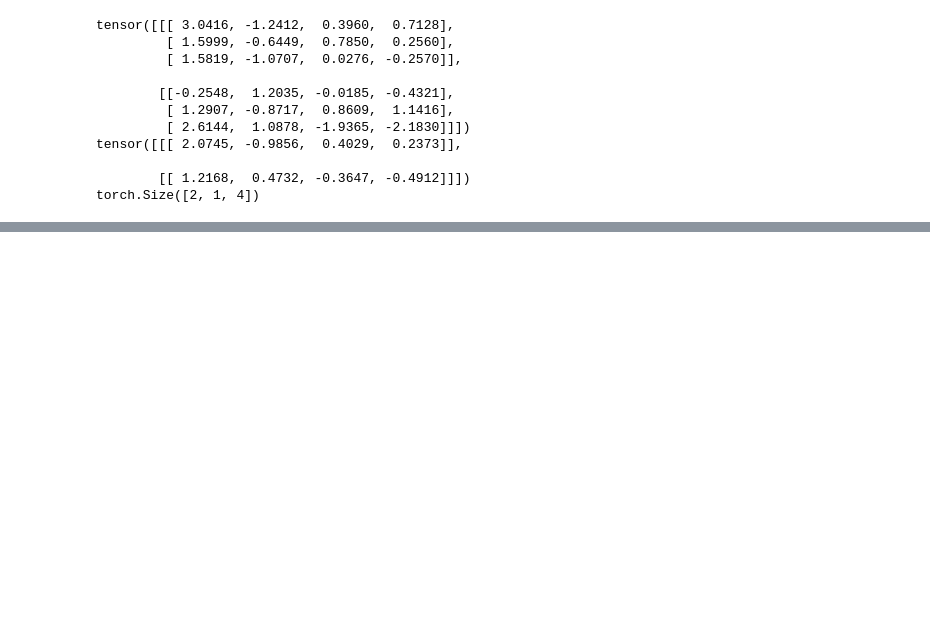
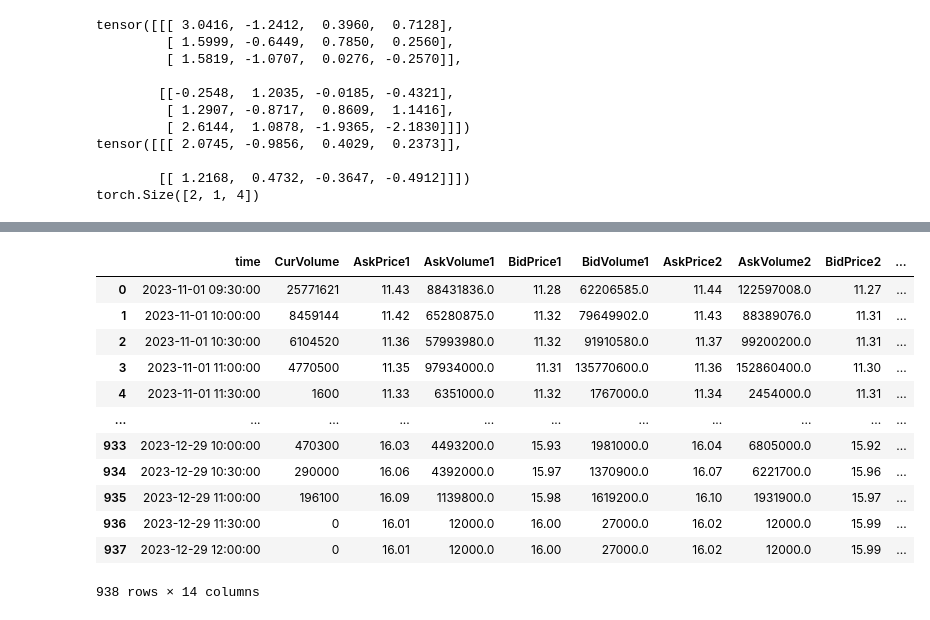
Before and after one commit to huwenyaoallen/HFT-crossformer, a Jupyter notebook: hf.ipynb, the cells around one changed output, grey strips where cells are left out. Cells and saved outputs as stored; diff of their text form; code cells hidden in the pictures; blank space fills up the shorter version.

```diff
--- a/hf.ipynb
+++ b/hf.ipynb
@@ -381,0 +420,2 @@ class Decoder(nn.Module):
+# %%
+df = df.loc[df['raw'] == 1]
@@ -381,0 +442,2 @@ class Decoder(nn.Module):
+# %%
+df = df.drop(['BuyPrice', 'SellPrice'], axis=1)
@@ -381,0 +493,2 @@ class Decoder(nn.Module):
+# %%
+df_combined = pd.concat([df, df2], ignore_index=True)
@@ -381,0 +497,16 @@ class Decoder(nn.Module):
+# %%
+df_combined
+# %% [output]
+|  | time | CurVolume | AskPrice1 | AskVolume1 | BidPrice1 | BidVolume1 | AskPrice2 | AskVolume2 | BidPrice2 | ... |
+| 0 | 2023-11-01 09:30:00 | 25771621 | 11.43 | 88431836.0 | 11.28 | 62206585.0 | 11.44 | 122597008.0 | 11.27 | ... |
+| 1 | 2023-11-01 10:00:00 | 8459144 | 11.42 | 65280875.0 | 11.32 | 79649902.0 | 11.43 | 88389076.0 | 11.31 | ... |
+| 2 | 2023-11-01 10:30:00 | 6104520 | 11.36 | 57993980.0 | 11.32 | 91910580.0 | 11.37 | 99200200.0 | 11.31 | ... |
+| 3 | 2023-11-01 11:00:00 | 4770500 | 11.35 | 97934000.0 | 11.31 | 135770600.0 | 11.36 | 152860400.0 | 11.30 | ... |
+| 4 | 2023-11-01 11:30:00 | 1600 | 11.33 | 6351000.0 | 11.32 | 1767000.0 | 11.34 | 2454000.0 | 11.31 | ... |
+| ... | ... | ... | ... | ... | ... | ... | ... | ... | ... | ... |
+| 933 | 2023-12-29 10:00:00 | 470300 | 16.03 | 4493200.0 | 15.93 | 1981000.0 | 16.04 | 6805000.0 | 15.92 | ... |
+| 934 | 2023-12-29 10:30:00 | 290000 | 16.06 | 4392000.0 | 15.97 | 1370900.0 | 16.07 | 6221700.0 | 15.96 | ... |
+| 935 | 2023-12-29 11:00:00 | 196100 | 16.09 | 1139800.0 | 15.98 | 1619200.0 | 16.10 | 1931900.0 | 15.97 | ... |
+| 936 | 2023-12-29 11:30:00 | 0 | 16.01 | 12000.0 | 16.00 | 27000.0 | 16.02 | 12000.0 | 15.99 | ... |
+| 937 | 2023-12-29 12:00:00 | 0 | 16.01 | 12000.0 | 16.00 | 27000.0 | 16.02 | 12000.0 | 15.99 | ... |
+938 rows × 14 columns
```
Also changed, not shown: parts of 34 cells of this notebook, 59 other files.
